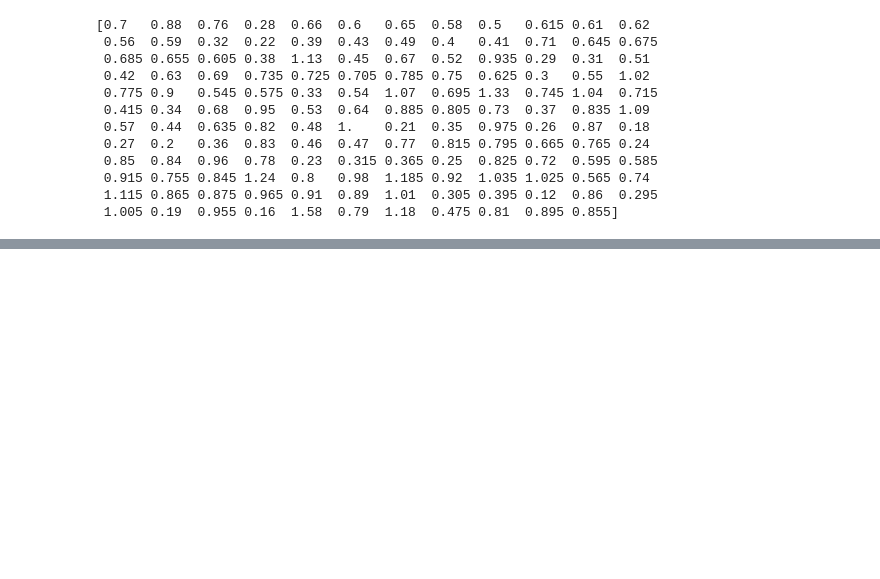
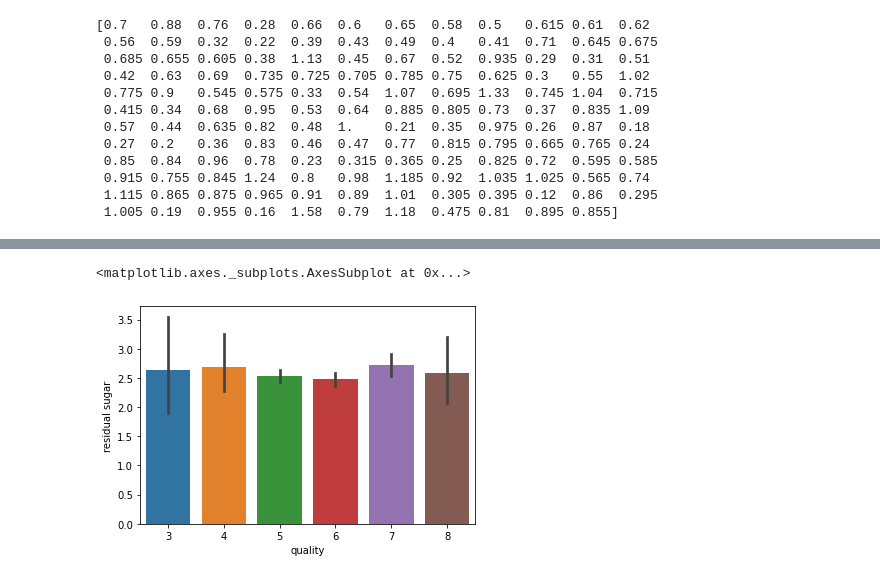
Before and after one commit to PJFinnerty/Machine-Learning-and-Statistics, a Jupyter notebook: Research.ipynb, the cells around one changed output, grey strips where cells are left out. Saved outputs shown, nothing was run; the diff lists cells and outputs as text; code cells hidden in the pictures; blank space fills up the shorter version.

```diff
--- a/Research.ipynb
+++ b/Research.ipynb
@@ -1009,0 +986,5 @@ print(data_3['volatile acidity'].unique())
+# %%
+sns.barplot(data_3['quality'], data_3['residual sugar'])
+# %% [output]
+<matplotlib.axes._subplots.AxesSubplot at 0x...>
+[figure, added]
```
Also changed, not shown: parts of 17 cells of this notebook.
